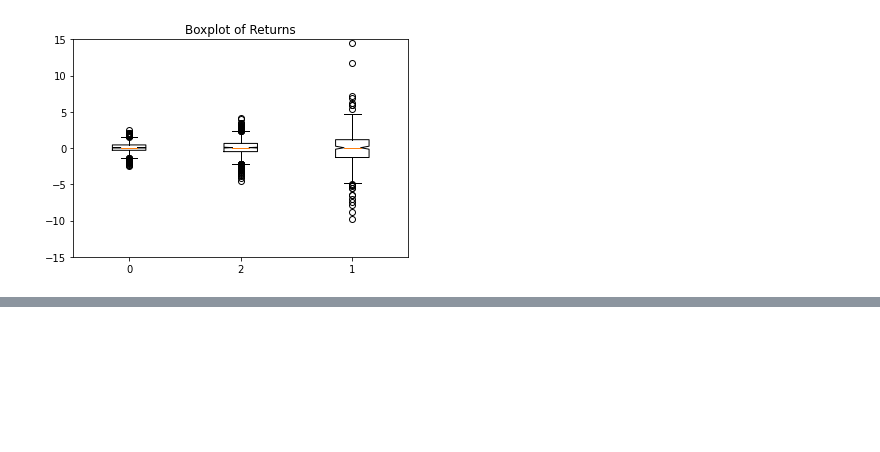
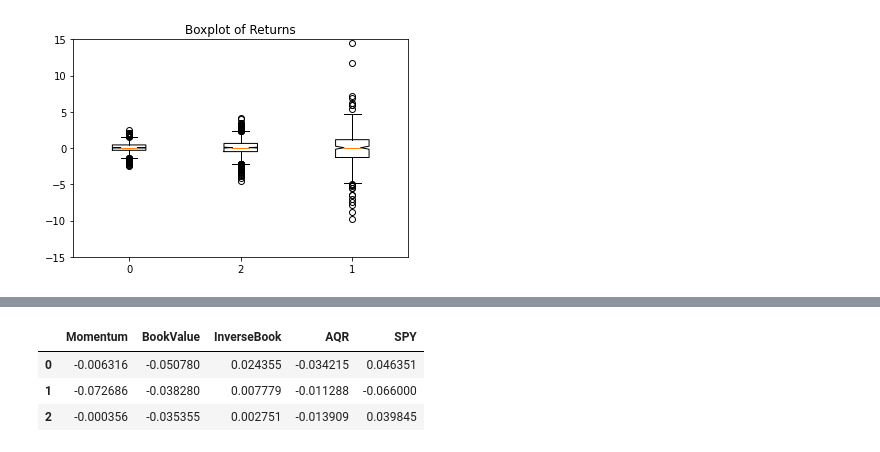
Before and after one commit to Marblez/HMM_Trading, a Jupyter notebook: hmm.ipynb, the cells around one changed output, grey strips where cells are left out. Cells and saved outputs as stored; diff of their text form; code cells hidden in the pictures; blank space fills up the shorter version.

```diff
--- a/hmm.ipynb
+++ b/hmm.ipynb
@@ -9,6 +9,7 @@ from hmmlearn import hmm
 # Hidden Markov Model Modifiable Parameters
 hidden_states = 3;
 em_iterations = 100;
+num_models = 5;
 # %%
 df = pd.read_csv('data/SPY.csv')
 # %%
@@ -225,0 +228,29 @@ training['AQR'] = returns.iloc[:, 3]
+# %%
+model_returns = {}
+model_returns['Momentum'] = []
+model_returns['BookValue'] = []
+model_returns['InverseBook'] = []
+model_returns['AQR'] = []
+model_returns['SPY'] = []
+
+for key in model_returns.keys():
+    for i in range(0, hidden_states):
+        model_returns[key].append(0)
+
+for i in range(0, len(predictions)):
+    for j in range(0, num_models):
+        regime = predictions[i]
+        model_returns[returns.columns[1+j]][regime] += returns.iloc[i, 1+j]
+# %%
+for i in range(0, num_models):
+    for j in range (0, hidden_states):
+        model_returns[returns.columns[1+i]][j] /= regime_count[j]
+# %%
+model_returns = pd.DataFrame(data=model_returns)
+model_returns.to_csv('data/regime_models.csv')
+model_returns.head()
+# %% [output]
+|  | Momentum | BookValue | InverseBook | AQR | SPY |
+| 0 | -0.006316 | -0.050780 | 0.024355 | -0.034215 | 0.046351 |
+| 1 | -0.072686 | -0.038280 | 0.007779 | -0.011288 | -0.066000 |
+| 2 | -0.000356 | -0.035355 | 0.002751 | -0.013909 | 0.039845 |
```
Also changed, not shown: parts of 4 cells of this notebook, 19 other files.
